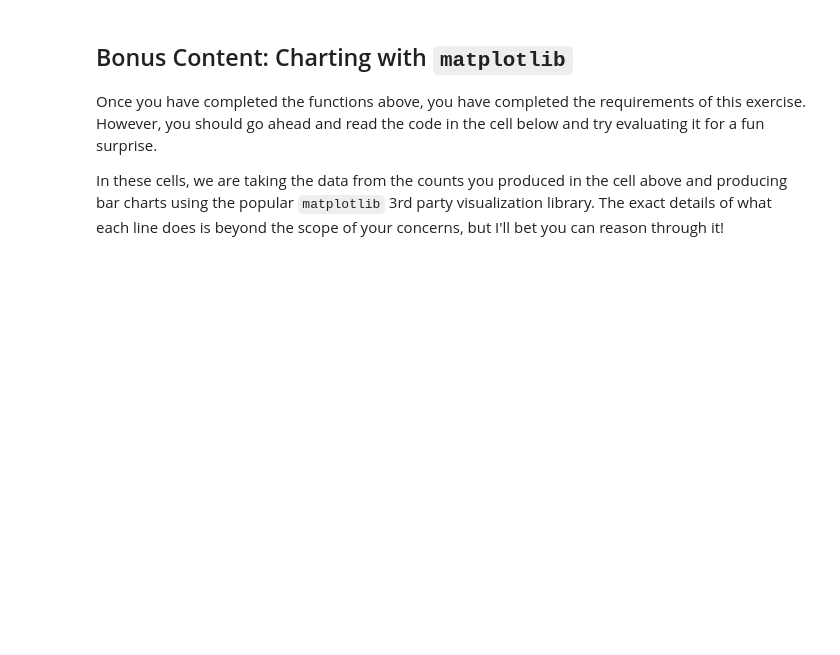
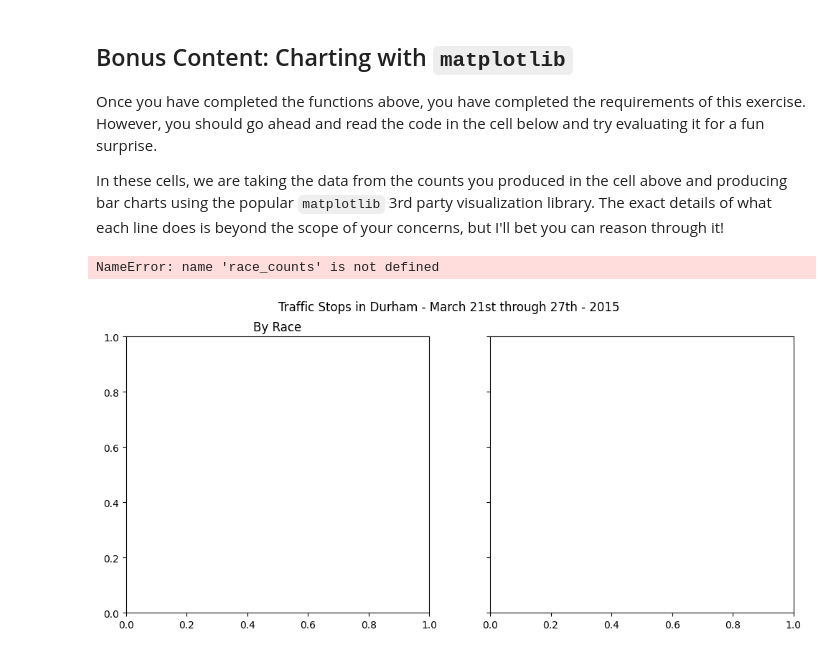
Before and after one commit to jeswill4/comp110-22f-workspace, a Jupyter notebook: exercises/ex08/data_wrangling.ipynb, the cells around one changed output. Drawn from its saved outputs; the diff is of its cells as text; code cells hidden in the pictures; blank space fills up the shorter version.

```diff
--- a/exercises/ex08/data_wrangling.ipynb
+++ b/exercises/ex08/data_wrangling.ipynb
@@ -211,3 +211,19 @@ ModuleNotFoundError: No module named 'data_utils'
 Once you have completed the functions above, you have completed the requirements of this exercise. However, you should go ahead and read the code in the cell below and try evaluating it for a fun surprise.
 
 In these cells, we are taking the data from the counts you produced in the cell above and producing bar charts using the popular `matplotlib` 3rd party visualization library. The exact details of what each line does is beyond the scope of your concerns, but I'll bet you can reason through it!
+# %%
+from matplotlib import pyplot as plt
+
+fig, axes = plt.subplots(1, 2, figsize=(12, 5), sharey=True)
+fig.suptitle("Traffic Stops in Durham - March 21st through 27th - 2015")
+
+
+axes[0].set_title("By Race")
+axes[0].bar(race_counts.keys(), race_counts.values())
+axes[0].tick_params(axis='x', labelrotation = 45)
+
+axes[1].set_title("By Sex")
+axes[1].bar(sex_counts.keys(), sex_counts.values())
+# %% [output]
+NameError: name 'race_counts' is not defined
+[figure, added]
```
